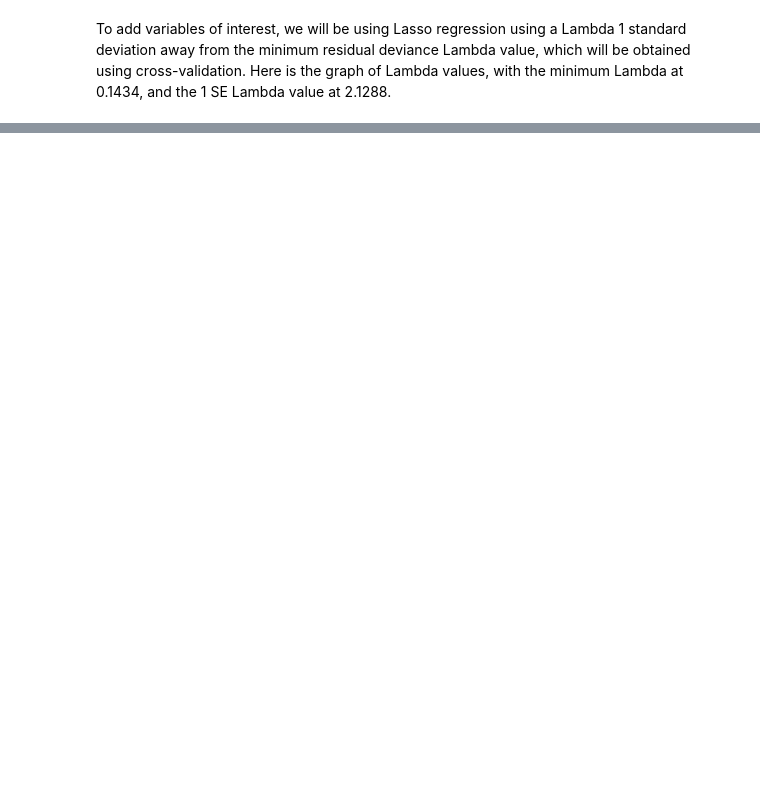
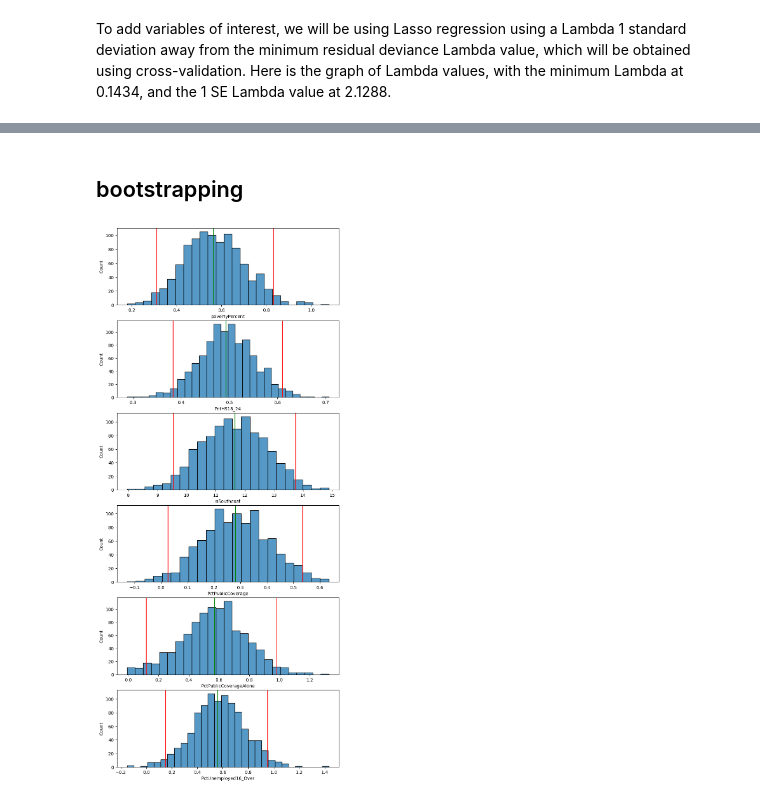
Before and after one commit to UCB-stat-159-s23/project-group10, a Jupyter notebook: Regression-AnalysisV2.ipynb, the cells around one changed output, grey strips where cells are left out. Cells and saved outputs as stored; diff of their text form; code cells hidden in the pictures; blank space fills up the shorter version.

Commit message:
bootstrap code

```diff
--- a/Regression-AnalysisV2.ipynb
+++ b/Regression-AnalysisV2.ipynb
@@ -285,0 +285,48 @@ array([ 0.00000000e+00,  6.18181993e-01,  6.51711241e-04,  4.98726850e-01,
+# %% [markdown]
+## bootstrapping
+# %%
+# Create a function to calculate the coefficients using the bootstrap
+def bootstrap_model(data):
+    data_boot = data.sample(n=len(data), replace=True)
+    model = smf.ols(formula="TARGET_deathRate ~ povertyPercent + PctHS18_24 + isSoutheast + PctPublicCoverage + PctPublicCoverageAlone + PctUnemployed16_Over", data=data_boot).fit()
+    return model.params[1:]
+
+povertyPercent = []
+PctHS18_24 = []
+isSoutheast = []
+PctPublicCoverage = []
+PctPublicCoverageAlone = []
+PctUnemployed16_Over = []
+
+for i in range(1000):
+    bootparams = bootstrap_model(imputed_new)
+    povertyPercent += [bootparams[0]]
+    PctHS18_24 += [bootparams[1]]
+    isSoutheast += [bootparams[2]]
+    PctPublicCoverage += [bootparams[3]]
+    PctPublicCoverageAlone += [bootparams[4]]
+    PctUnemployed16_Over += [bootparams[5]]
+
+orig_params = smf.ols(formula="TARGET_deathRate ~ povertyPercent + PctHS18_24 + isSoutheast + PctPublicCoverage + PctPublicCoverageAlone + PctUnemployed16_Over", data=imputed_new).fit().params[1:]
+# %%
+#make df of results
+
+bootdf = pd.DataFrame({'povertyPercent': povertyPercent,
+                       'PctHS18_24': PctHS18_24,
+                       'isSoutheast': isSoutheast,
+                       'PctPublicCoverage': PctPublicCoverage,
+                       'PctPublicCoverageAlone': PctPublicCoverageAlone,
+                       'PctUnemployed16_Over': PctUnemployed16_Over})
+# %%
+# plot SBS hists of vars in df
+
+fig, axs = plt.subplots(6, 1, figsize=(9, 9))
+plt.subplots_adjust(bottom=-1)
+
+for i in range(len(bootdf.columns)):
+    axs[i].axvline(x=np.percentile(bootdf[bootdf.columns[i]], 2.5), color='red')
+    axs[i].axvline(x=np.percentile(bootdf[bootdf.columns[i]], 97.5), color='red')
+    axs[i].axvline(x=orig_params[i], color='green')
+    sns.histplot(data=bootdf, x=str(bootdf.columns[i]), ax=axs[i])
+# %% [output]
+[figure, added]
```
Also changed, not shown: parts of 3 cells of this notebook.
